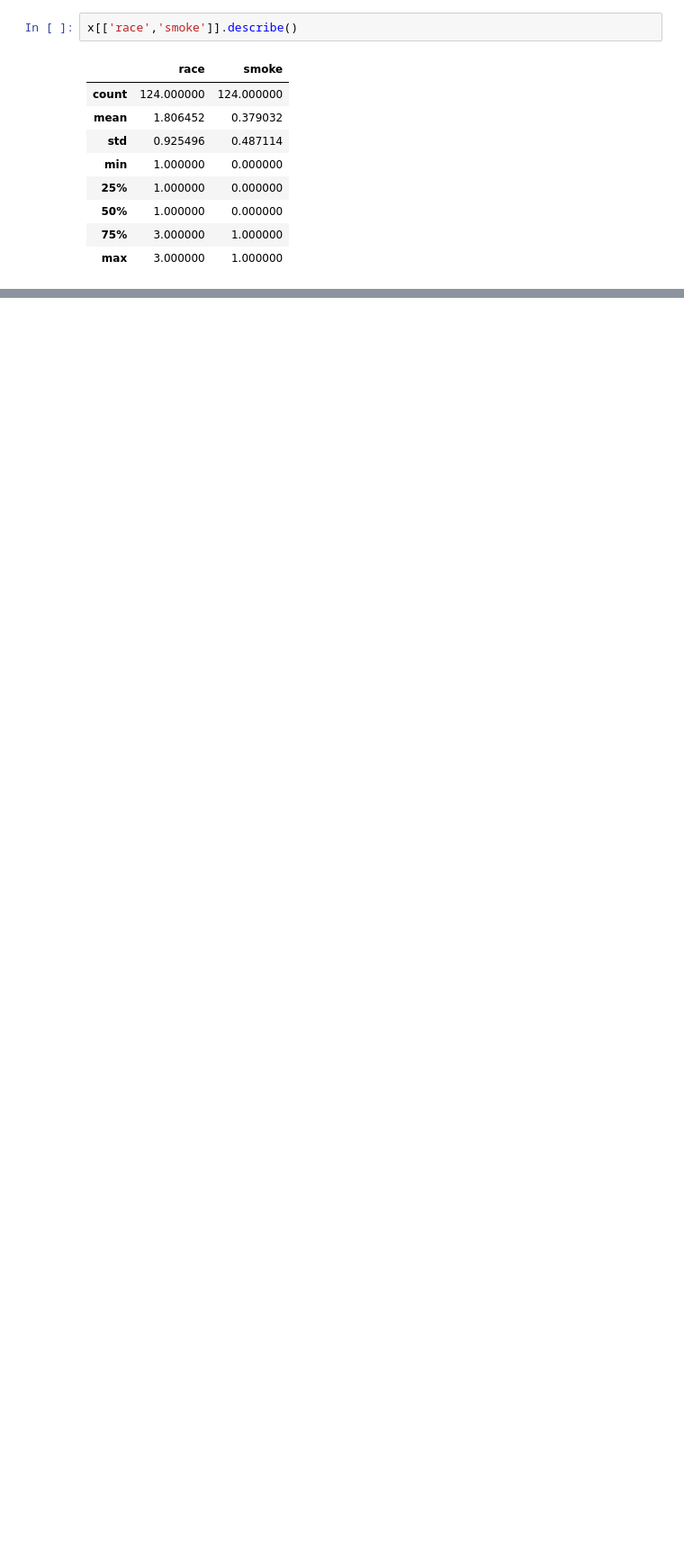
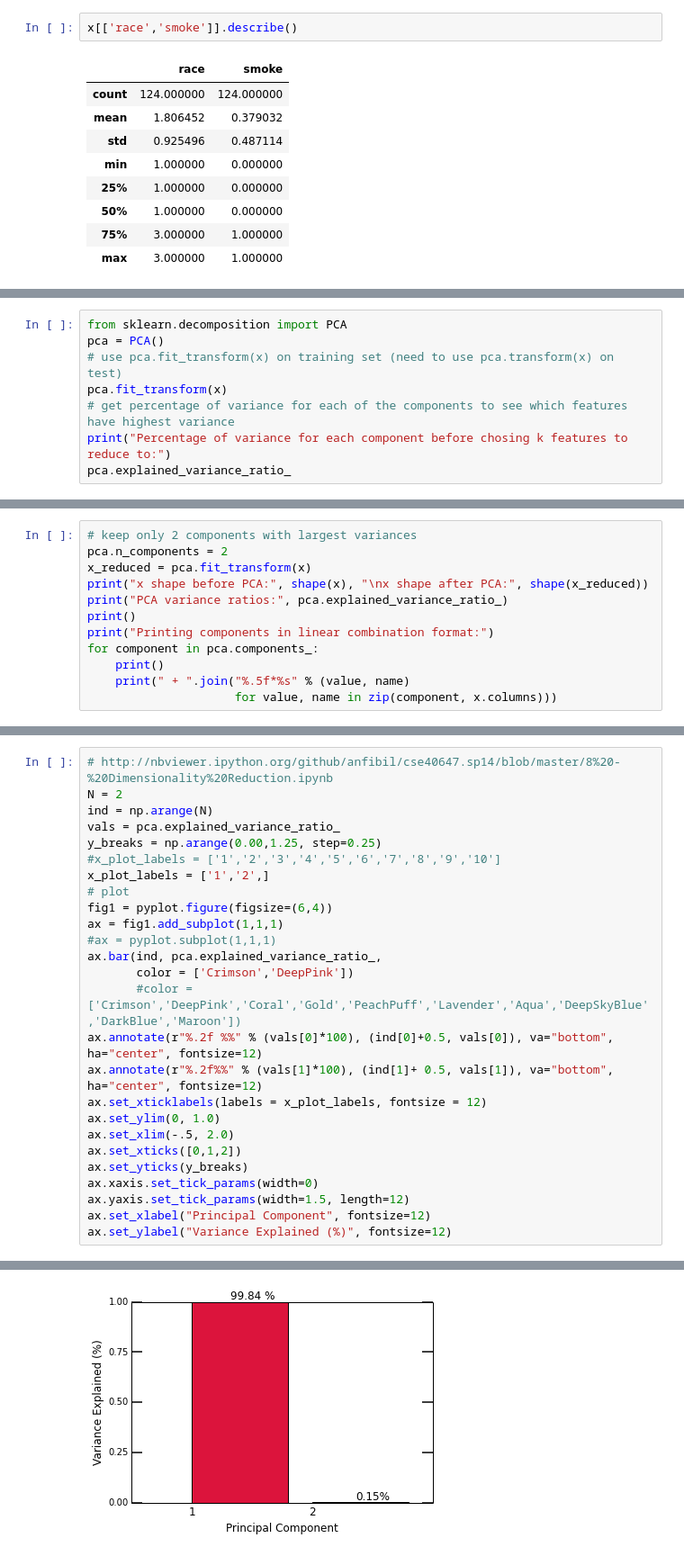
Before and after one commit to Gabya06/datascience, a Jupyter notebook: LogisticRegression/LogisticRegression-LowBirthWeight.ipynb, the cells around one changed output, grey strips where cells are left out. Shown at 90% size. Saved outputs shown, nothing was run; the diff lists cells and outputs as text; blank space fills up the shorter version.

Commit message:
Updated ipython notebook with PCA changes - not finished

```diff
--- a/LogisticRegression/LogisticRegression-LowBirthWeight.ipynb
+++ b/LogisticRegression/LogisticRegression-LowBirthWeight.ipynb
@@ -405,0 +467,8 @@ print(ax.get_xticks())
+# %%
+from sklearn.decomposition import PCA
+pca = PCA()
+# use pca.fit_transform(x) on training set (need to use pca.transform(x) on test)
+pca.fit_transform(x)
+# get percentage of variance for each of the components to see which features have highest variance
+print("Percentage of variance for each component before chosing k features to reduce to:")
+pca.explained_variance_ratio_
@@ -405,0 +479,12 @@ print(ax.get_xticks())
+# %%
+# keep only 2 components with largest variances
+pca.n_components = 2
+x_reduced = pca.fit_transform(x)
+print("x shape before PCA:", shape(x), "\nx shape after PCA:", shape(x_reduced))
+print("PCA variance ratios:", pca.explained_variance_ratio_)
+print()
+print("Printing components in linear combination format:")
+for component in pca.components_:
+    print()
+    print(" + ".join("%.5f*%s" % (value, name)
+                     for value, name in zip(component, x.columns)))
@@ -405,0 +537,27 @@ print(ax.get_xticks())
+# %%
+# http://nbviewer.ipython.org/github/anfibil/cse40647.sp14/blob/master/8%20-%20Dimensionality%20Reduction.ipynb
+N = 2
+ind = np.arange(N)
+vals = pca.explained_variance_ratio_
+y_breaks = np.arange(0.00,1.25, step=0.25)
+#x_plot_labels = ['1','2','3','4','5','6','7','8','9','10']
+x_plot_labels = ['1','2',]
+# plot
+fig1 = pyplot.figure(figsize=(6,4))
+ax = fig1.add_subplot(1,1,1)
+#ax = pyplot.subplot(1,1,1)
+ax.bar(ind, pca.explained_variance_ratio_,
+       color = ['Crimson','DeepPink'])
+       #color = ['Crimson','DeepPink','Coral','Gold','PeachPuff','Lavender','Aqua','DeepSkyBlue','DarkBlue','Maroon'])
+ax.annotate(r"%.2f %%" % (vals[0]*100), (ind[0]+0.5, vals[0]), va="bottom", ha="center", fontsize=12)
+ax.annotate(r"%.2f%%" % (vals[1]*100), (ind[1]+ 0.5, vals[1]), va="bottom", ha="center", fontsize=12)
+ax.set_xticklabels(labels = x_plot_labels, fontsize = 12)
+ax.set_ylim(0, 1.0)
+ax.set_xlim(-.5, 2.0)
+ax.set_xticks([0,1,2])
+ax.set_yticks(y_breaks)
+ax.xaxis.set_tick_params(width=0)
+ax.yaxis.set_tick_params(width=1.5, length=12)
+ax.set_xlabel("Principal Component", fontsize=12)
+ax.set_ylabel("Variance Explained (%)", fontsize=12)
+# %% [output]
@@ -405,0 +565 @@ print(ax.get_xticks())
+[figure, added]
```
Also changed, not shown: parts of 31 cells of this notebook.
